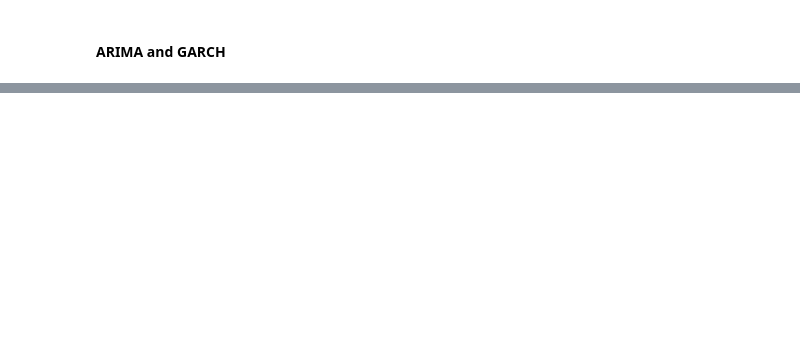
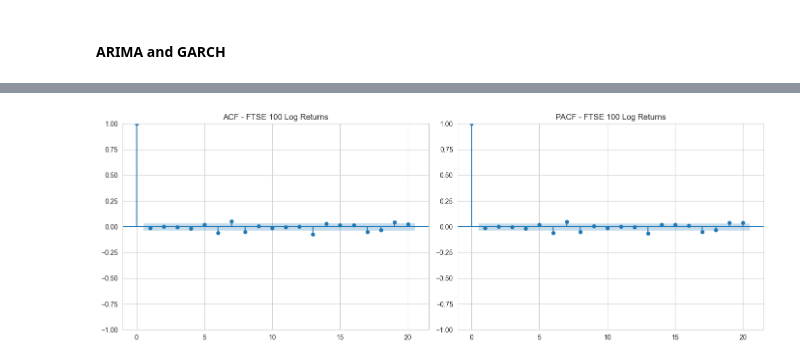
Before and after one commit to MenadiX/volatility-forecasting, a Jupyter notebook: 02_arima_garch_models.ipynb, the cells around one changed output, grey strips where cells are left out. Drawn from its saved outputs; the diff is of its cells as text; code cells hidden in the pictures; blank space fills up the shorter version.

```diff
--- a/02_arima_garch_models.ipynb
+++ b/02_arima_garch_models.ipynb
@@ -25,3 +25,18 @@ ftse.head()
 | 2015-01-07 | 6419.799805 | 6459.700195 | 6366.500000 | 6366.500000 | 688211500 | 0.008337 | NaN | NaN |
 | 2015-01-08 | 6570.000000 | 6580.799805 | 6419.799805 | 6419.799805 | 882740200 | 0.023127 | NaN | NaN |
 | 2015-01-09 | 6501.100098 | 6570.200195 | 6471.399902 | 6570.000000 | 738488500 | -0.010542 | NaN | NaN |
+# %%
+#ACF and PACF plots — choosing ARIMA parameters properly
+
+fig, axes = plt.subplots(1, 2, figsize=(14, 5))
+
+plot_acf(ftse['log_return'].dropna(), lags=20, ax=axes[0])
+axes[0].set_title('ACF - FTSE 100 Log Returns')
+
+plot_pacf(ftse['log_return'].dropna(), lags=20, ax=axes[1])
+axes[1].set_title('PACF - FTSE 100 Log Returns')
+
+plt.tight_layout()
+plt.show()
+# %% [output]
+[figure, added]
```
Also changed, not shown: parts of 4 cells of this notebook.
